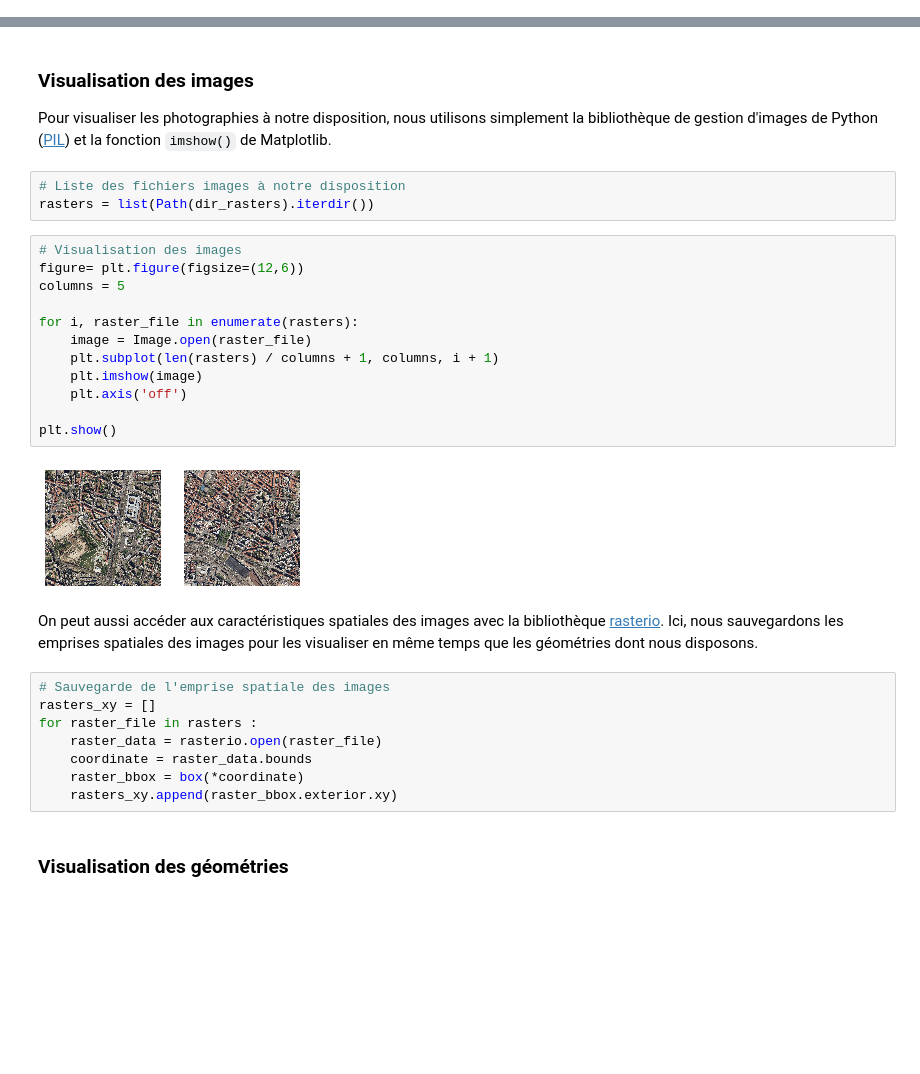
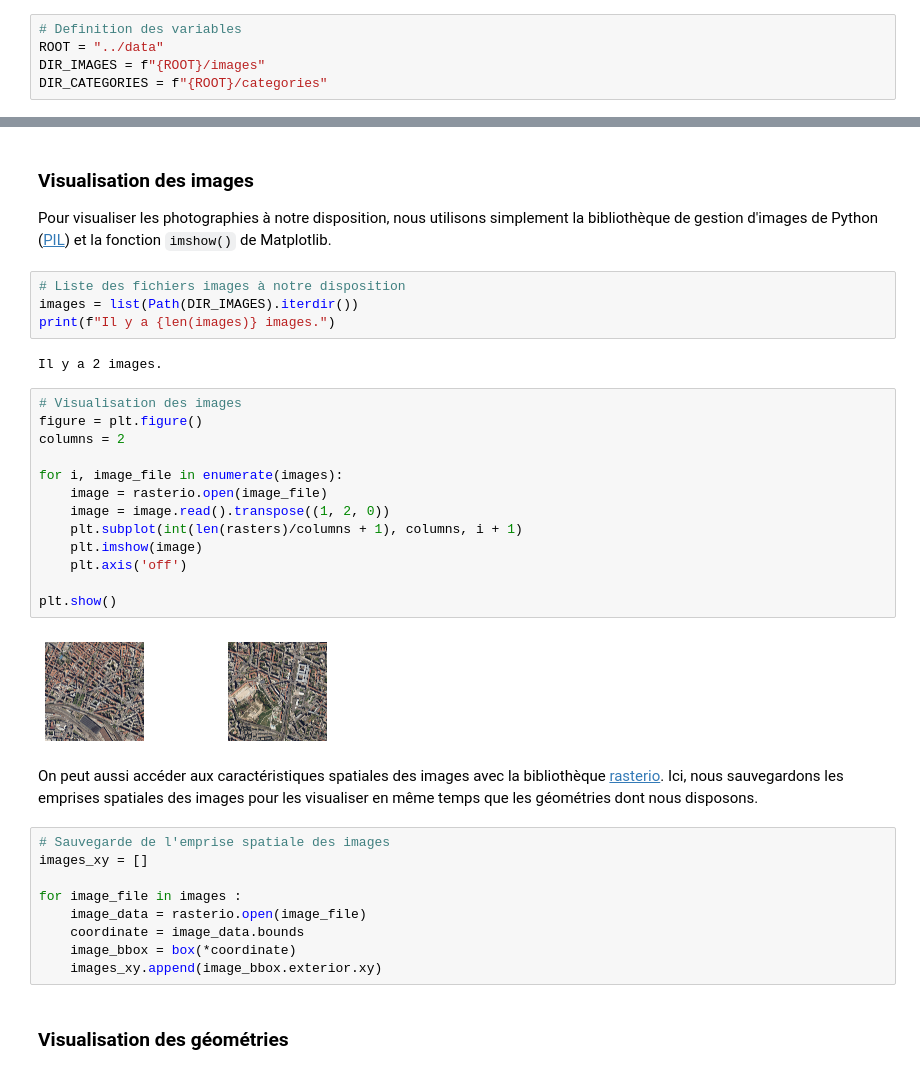
Before and after one commit to makinacorpus/geolabel-maker, a Jupyter notebook: notebooks/Use_geolabel_maker.ipynb, the cells around one changed output, grey strips where cells are left out. Cells and saved outputs as stored; diff of their text form; blank space fills up the shorter version.

```diff
--- a/notebooks/Use_geolabel_maker.ipynb
+++ b/notebooks/Use_geolabel_maker.ipynb
@@ -51,3 +52,8 @@ dir_vectors = "../data/vectors" # Dossier où se trouvent les fichiers geojson d
+# %%
+# Definition des variables
+ROOT = "../data"
+DIR_IMAGES = f"{ROOT}/images"
+DIR_CATEGORIES = f"{ROOT}/categories"
 # %% [markdown]
 ## 0. Visualisation des données
 
@@ -58,31 +64,36 @@ Avant de préparer nos données pour les algorithmes de deep-learning, commenço
 Pour visualiser les photographies à notre disposition, nous utilisons simplement la bibliothèque de gestion d'images de Python ([PIL](https://he-arc.github.io/livre-python/pillow/index.html)) et la fonction `imshow()` de Matplotlib.
 # %%
 # Liste des fichiers images à notre disposition
-rasters = list(Path(dir_rasters).iterdir())
+images = list(Path(DIR_IMAGES).iterdir())
+print(f"Il y a {len(images)} images.")
+# %% [output]
+Il y a 2 images.
 # %%
 # Visualisation des images
-figure= plt.figure(figsize=(12,6))
-columns = 5
+figure = plt.figure()
+columns = 2
 
-for i, raster_file in enumerate(rasters):
-    image = Image.open(raster_file)
-    plt.subplot(len(rasters) / columns + 1, columns, i + 1)
+for i, image_file in enumerate(images):
+    image = rasterio.open(image_file)
+    image = image.read().transpose((1, 2, 0))
+    plt.subplot(int(len(rasters)/columns + 1), columns, i + 1)
     plt.imshow(image)
     plt.axis('off')
 
 plt.show()
 # %% [output]
-[figure, old version]
+[figure, new version]
 # %% [markdown]
 On peut aussi accéder aux caractéristiques spatiales des images avec la bibliothèque [rasterio](https://rasterio.readthedocs.io/en/latest/). Ici, nous sauvegardons les emprises spatiales des images pour les visualiser en même temps que les géométries dont nous disposons.
 # %%
 # Sauvegarde de l'emprise spatiale des images
-rasters_xy = []
-for raster_file in rasters :
-    raster_data = rasterio.open(raster_file)
-    coordinate = raster_data.bounds
-    raster_bbox = box(*coordinate)
-    rasters_xy.append(raster_bbox.exterior.xy)
+images_xy = []
+
+for image_file in images :
+    image_data = rasterio.open(image_file)
+    coordinate = image_data.bounds
+    image_bbox = box(*coordinate)
+    images_xy.append(image_bbox.exterior.xy)
 # %% [markdown]
 ### Visualisation des géométries
 # %% [markdown]
```
Also changed, not shown: parts of 25 cells of this notebook, 30 other files.
